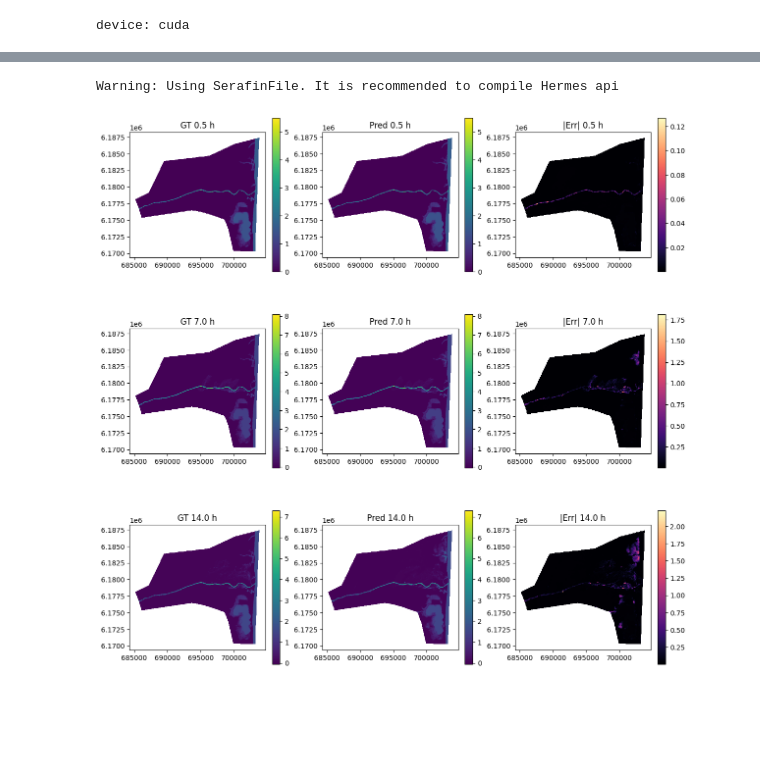
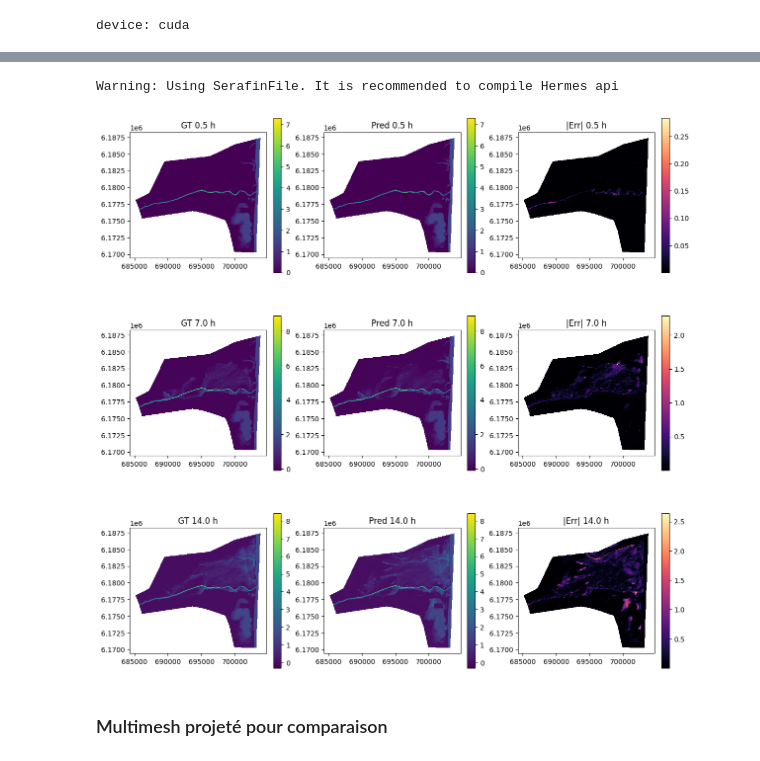
Before and after one commit to vmerc/gnn_modulus_test, a Jupyter notebook: Aube/Tet_regular/zero_shot_unroll_regular.ipynb, the cells around one changed output, grey strips where cells are left out. Drawn from its saved outputs; the diff is of its cells as text; code cells hidden in the pictures; blank space fills up the shorter version.

```diff
--- a/Aube/Tet_regular/zero_shot_unroll_regular.ipynb
+++ b/Aube/Tet_regular/zero_shot_unroll_regular.ipynb
@@ -46,8 +46,8 @@ device: cuda
 # %%
 MODEL_CONFIG = {
     "name": "paper_checkpoint",
-    "ckpt_dir": "/work/m24046/m24046mrcr/Test_Tet_regular/checkpoints/config_transfer_Tet_regular/Seed0/",
-    "epoch": 1050,
+    "ckpt_dir": "/work/m24046/m24046mrcr/Test_Tet_regular/checkpoints/config_no_transfer_Tet_regular/Seed0/",
+    "epoch": 190,
     "use_q_feature": True,
     "mesh": "full_flood",
     "num_input_features": 10,
@@ -313,0 +314,17 @@ plt.show()
+# %%
+import csv
+SAVE_CSV = False
+if SAVE_CSV :
+    RUN_NAME = "Tet_regular_from_scratch"
+    OUT_DIR = PROJECT_ROOT / "outputs" / "Tet_regular"
+    OUT_DIR.mkdir(parents=True, exist_ok=True)
+
+    out_path = OUT_DIR / f"{RUN_NAME}.csv"
+
+    with out_path.open("w", newline="") as f:
+        writer = csv.writer(f)
+        writer.writerow(["step", "hours", "mean_h", "std_h"])
+        for row in rows:
+            writer.writerow([row["step"], row["hours"], row["l1_mean_h"], row["l1_std_h"]])
+
+    print(out_path)
@@ -317,7 +374,7 @@ import matplotlib.tri as mtri
 from python.create_dgl_dataset import add_mesh_info
 from python.python_code.data_manip.extraction.telemac_file import TelemacFile
 # %%
-SEQUENCE_INDEX = 2
+SEQUENCE_INDEX = 6
 REGULAR_MESH_SLF = "/work/m24046/m24046mrcr/Test_Tet_regular/Tet_regular_50m.slf"
 
 mesh = TelemacFile(REGULAR_MESH_SLF)
@@ -357,31 +414,33 @@ for row, step in enumerate(steps_to_plot):
     gt_h = snapshots[step]["gt_h"]
     pred_h = snapshots[step]["pred_h"]
     err_h = np.abs(pred_h - gt_h)
 
     vmin = float(min(gt_h.min(), pred_h.min()))
     vmax = float(max(gt_h.max(), pred_h.max()))
     hours = step * MODEL_CONFIG["dt_seconds"] / 3600.0
 
     plots = [
         (f"GT {hours:.1f} h", gt_h, "viridis", vmin, vmax),
         (f"Pred {hours:.1f} h", pred_h, "viridis", vmin, vmax),
         (f"|Err| {hours:.1f} h", err_h, "magma", None, None),
     ]
 
     for col, (title, values, cmap, pmin, pmax) in enumerate(plots):
         artist = axes[row, col].tripcolor(
             triangulation,
             values,
             shading="flat",
             cmap=cmap,
             vmin=pmin,
             vmax=pmax,
         )
         axes[row, col].set_title(title)
         axes[row, col].set_aspect("equal")
         fig.colorbar(artist, ax=axes[row, col], shrink=0.8)
 
 plt.show()
 # %% [output]
 Warning: Using SerafinFile. It is recommended to compile Hermes api
-[figure, old version]
+[figure, new version]
+# %% [markdown]
+### Multimesh projeté pour comparaison
```
Also changed, not shown: parts of 11 cells of this notebook, 2 other files.
